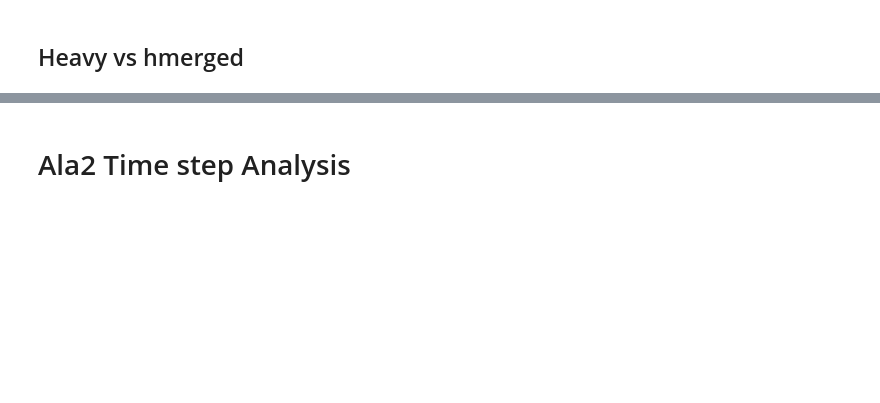
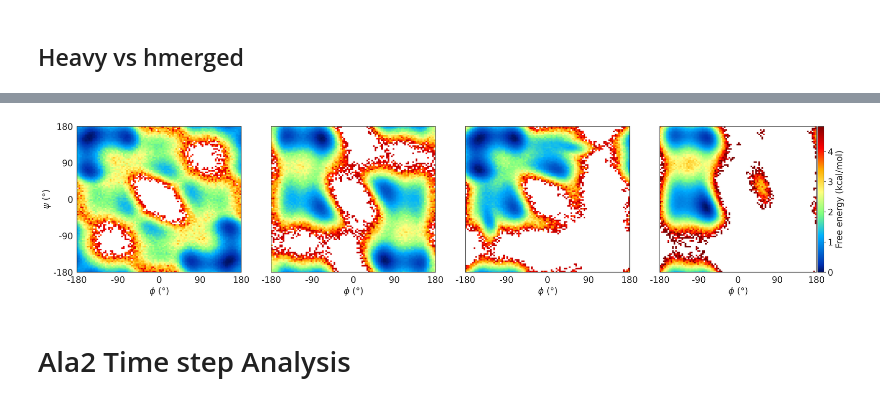
Before and after one commit to tummfm/CG-Mapping-Benchmark, a Jupyter notebook: amino_acids.ipynb, the cells around one changed output, grey strips where cells are left out. Cells and saved outputs as stored; diff of their text form; code cells hidden in the pictures; blank space fills up the shorter version.

```diff
--- a/amino_acids.ipynb
+++ b/amino_acids.ipynb
@@ -469,25 +306,0 @@ for i in range(len(cg_names_coreBeta)):
-# %%
-# Get coreBetaMap2 CG results
-cg_data_coreBetaMap2 = cg_results['coreBetaMap2']
-cg_names_coreBetaMap2 = cg_data_coreBetaMap2['names']
-cg_coords_coreBetaMap2 = cg_data_coreBetaMap2['coords']
-dt_values_coreBetaMap2 = cg_data_coreBetaMap2['dt_values_fs']
-coreBetaMap2_phi_idcs = cg_data_coreBetaMap2['phi_idcs']
-coreBetaMap2_psi_idcs = cg_data_coreBetaMap2['psi_idcs']
-ref_name_coreBetaMap2 = cg_data_coreBetaMap2['ref_name']
-Ref_coords_coreBetaMap2 = Ref_coords[ref_name_coreBetaMap2]
-
-# Initialize dihedral function for coreBetaMap2 mapping
-ala2_dihedral_fn_coreBetaMap2 = utils.init_dihedral_fn(Ala2_Dataset.displacement_fn_U, [coreBetaMap2_phi_idcs, coreBetaMap2_psi_idcs])
-
-# Reference dihedrals for coreBetaMap2 mapping
-Ref_phi_coreBetaMap2, Ref_psi_coreBetaMap2 = ala2_dihedral_fn_heavyOnly(Ref_coords_coreBetaMap2)
-
-# Compute dihedrals for each trajectory
-phis_coreBetaMap2, psis_coreBetaMap2 = [], []
-names_coreBetaMap2 = []
-for i in range(len(cg_names_coreBetaMap2)):
-    phi, psi = ala2_dihedral_fn_coreBetaMap2(jnp.array(cg_coords_coreBetaMap2[i]))
-    phis_coreBetaMap2.append(phi)
-    psis_coreBetaMap2.append(psi)
-    names_coreBetaMap2.append(f"{dt_values_coreBetaMap2[i]} fs")
@@ -532,3 +452,25 @@ plt.savefig('Amino_acids/ala2_low_res_comparison.pdf')
+# %%
+import importlib
+importlib.reload(utils)
+
+fig, axes = plt.subplots(1, 4, figsize=(21, 5))
+axes = axes.flatten()
+
+bins = 100
+scale_used = utils.determine_free_energy_scale([cg_results_nequip['coreSingle']['phi'],cg_results_nequip['core']['phi'],cg_results_nequip['coreBetaSingle']['phi'],cg_results_nequip['coreBeta']['phi']], [cg_results_nequip['coreSingle']['psi'],cg_results_nequip['core']['psi'],cg_results_nequip['coreBetaSingle']['psi'],cg_results_nequip['coreBeta']['psi']], 300. * quantity.kb, bins=bins)
+
+utils.plot_histogram_free_energy(axes[0], cg_results_nequip['coreSingle']['phi'], cg_results_nequip['coreSingle']['psi'], 300. * quantity.kb, show_ylabel=True, scale=scale_used, bins=bins)
+utils.plot_histogram_free_energy(axes[1], cg_results_nequip['core']['phi'], cg_results_nequip['core']['psi'], 300. * quantity.kb, scale=scale_used, bins=bins, show_yticks=False)
+utils.plot_histogram_free_energy(axes[2], cg_results_nequip['coreBetaSingle']['phi'], cg_results_nequip['coreBetaSingle']['psi'], 300. * quantity.kb, scale=scale_used, bins=bins, show_yticks=False)
+utils.plot_histogram_free_energy(axes[3], cg_results_nequip['coreBeta']['phi'], cg_results_nequip['coreBeta']['psi'], 300. * quantity.kb, legend=True, show_yticks=False, scale=scale_used, bins=bins)
+
+for ax in axes:
+	ax.tick_params(axis='both', labelsize=tick_font_size)
+
+plt.tight_layout()
+plt.savefig('NequIP_ala2_low_res_ramachandran_comparison.pdf')
+# %% [output]
+[figure, added]
 # %% [markdown]
 # Ala2 Time step Analysis
 # %%
```
Also changed, not shown: parts of 21 cells of this notebook, 10 other files.
